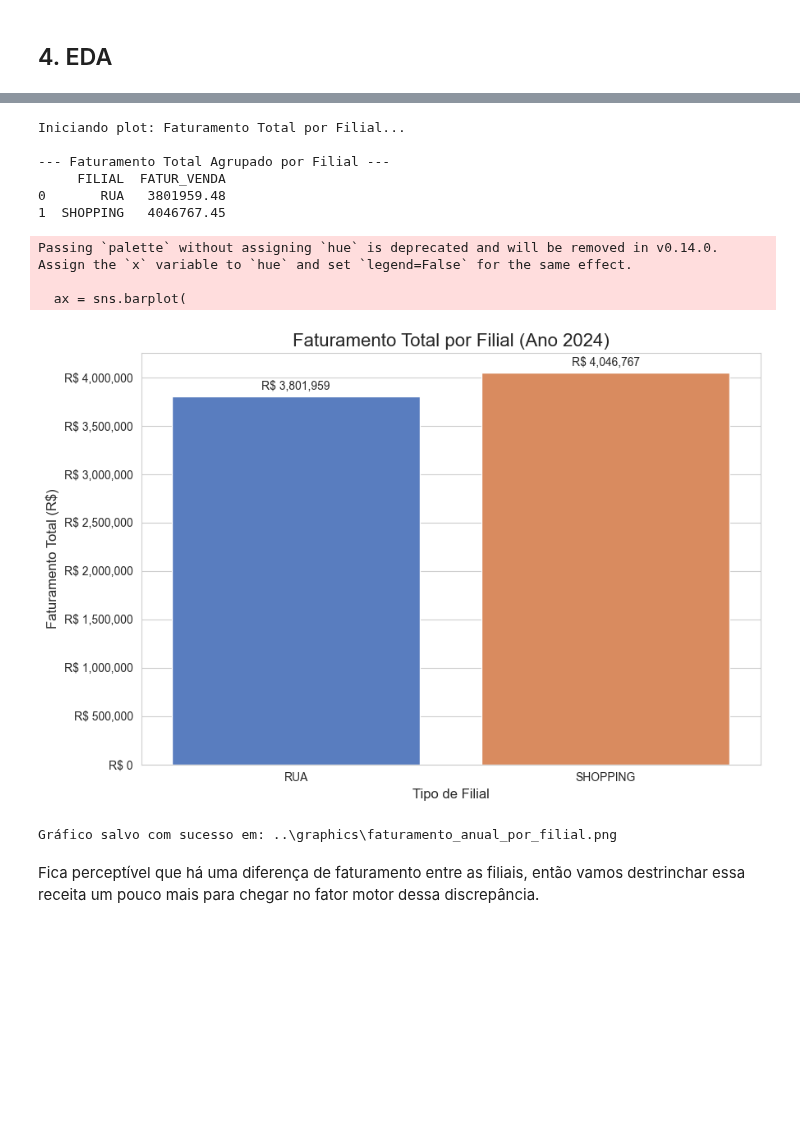
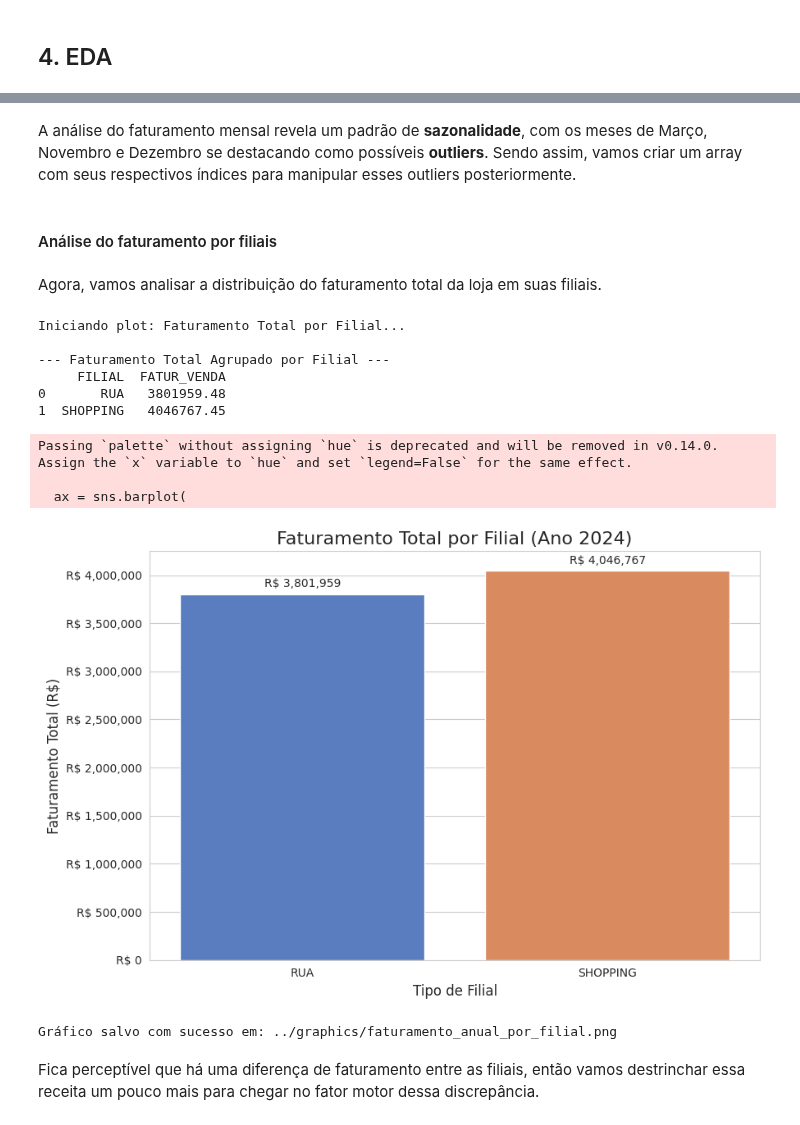
Before and after one commit to felipefsleal/Grupo6-ProjetoFinal, a Jupyter notebook: notebooks/01_eda.ipynb, the cells around one changed output, grey strips where cells are left out. Drawn from its saved outputs; the diff is of its cells as text; code cells hidden in the pictures; blank space fills up the shorter version.

Commit message:
reorganiza ordem de análises

```diff
--- a/notebooks/01_eda.ipynb
+++ b/notebooks/01_eda.ipynb
@@ -277,0 +233,2 @@ importlib.reload(ff)
+# %% [markdown]
+A análise do faturamento mensal revela um padrão de **sazonalidade**, com os meses de Março, Novembro e Dezembro se destacando como possíveis __outliers__. Sendo assim, vamos criar um array com seus respectivos índices para manipular esses outliers posteriormente.
@@ -278,17 +237,21 @@ importlib.reload(ff)
+# %% [markdown]
+#### Análise do faturamento por filiais
+# %% [markdown]
+Agora, vamos analisar a distribuição do faturamento total da loja em suas filiais.
 # %%
-ff.plot_faturamento_total_filial(vendas)
+pff.plot_faturamento_total_filial(vendas)
 # %% [output]
 Iniciando plot: Faturamento Total por Filial...
 
 --- Faturamento Total Agrupado por Filial ---
      FILIAL  FATUR_VENDA
 0       RUA   3801959.48
 1  SHOPPING   4046767.45
 Passing `palette` without assigning `hue` is deprecated and will be removed in v0.14.0. Assign the `x` variable to `hue` and set `legend=False` for the same effect.
 
   ax = sns.barplot(
-[figure, old version]
+[figure, new version]
-Gráfico salvo com sucesso em: ..\graphics\faturamento_anual_por_filial.png
+Gráfico salvo com sucesso em: ../graphics/faturamento_anual_por_filial.png
 # %% [markdown]
 Fica perceptível que há uma diferença de faturamento entre as filiais, então vamos destrinchar essa receita um pouco mais para chegar no fator motor dessa discrepância.
 # %%
```
Also changed, not shown: parts of 30 cells of this notebook.
